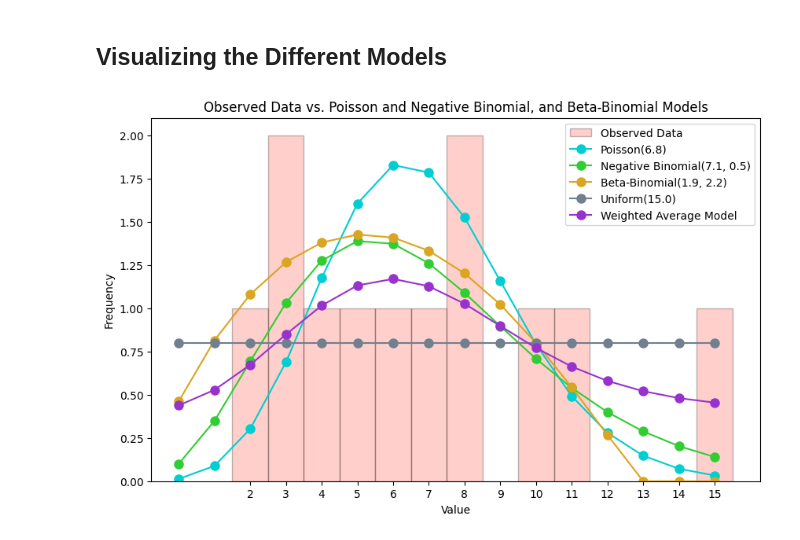
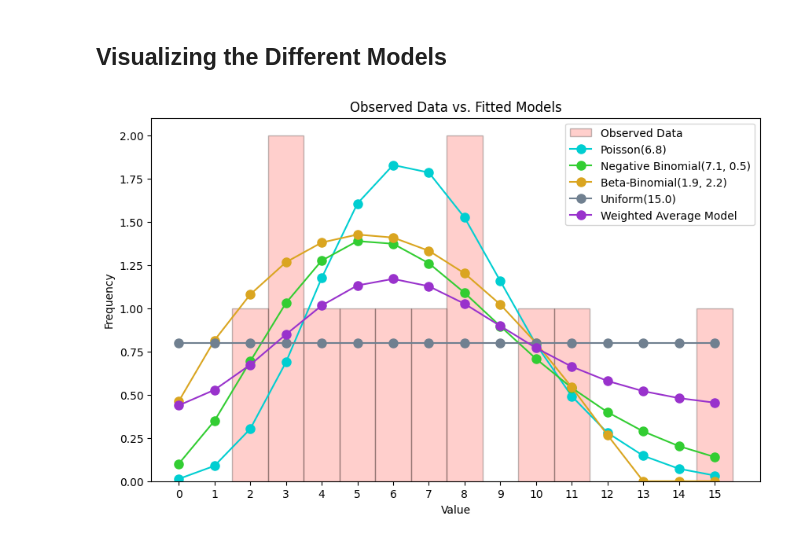
Before and after one commit to AlexFiliakov/bayesian-case-study, a Jupyter notebook: bayesian_case_study.ipynb, the cells around one changed output. Saved outputs shown, nothing was run; the diff lists cells and outputs as text; code cells hidden in the pictures.

```diff
--- a/bayesian_case_study.ipynb
+++ b/bayesian_case_study.ipynb
@@ -311,33 +311,33 @@ plt.plot(x, poisson_pmf, 'o-', label=f'Poisson({round(mean_y,1)})', color='#00CE
 
 # Calculate the expected Negative Binomial probabilities
 nbinom_pmf = nbinom.pmf(x, r_fitted, p_fitted) * len(y)  # Scale the PMF by the number of observations
 
 # Overlay the fitted Negative Binomial distribution
 plt.plot(x, nbinom_pmf, 'o-', label=f'Negative Binomial({round(r_fitted,1)}, {round(p_fitted,1)})', color='#32CD32', markersize=8)
 
 # Calculate the expected Beta-Binomial probabilities
 beta_binom_pmf = beta_binomial_pmf(x, len(y), alpha_fitted, beta_fitted)
 
 # Overlay the fitted Beta-Binomial distribution
 plt.plot(x, beta_binom_pmf, 'o-', label=f'Beta-Binomial({round(alpha_fitted,1)}, {round(beta_fitted,1)})', color='#DAA520', markersize=8)
 
 # Calculate the expected Uniform probabilities
 uniform_pmf_values = uniform_pmf(x, n_fitted)
 uniform_pmf_values = [x * len(y) for x in uniform_pmf_values]  # Scale the PMF by the number of observations
 
 # Overlay the fitted Uniform distribution
 plt.plot(x, uniform_pmf_values, 'o-', label=f'Uniform({round(n_fitted,1)})', color='#708090', markersize=8)
 
 # Overlay the weighted average model
 plt.plot(x, average_pmf, 'o-', label='Weighted Average Model', color='#9932CC', markersize=8)
 
 # Set x-axis labels for every element
-plt.xticks(np.arange(min(y), max(y) + 1))
+plt.xticks(np.arange(0, max(y) + 1))
 
-plt.title('Observed Data vs. Poisson and Negative Binomial, and Beta-Binomial Models')
+plt.title('Observed Data vs. Fitted Models')
 plt.xlabel('Value')
 plt.ylabel('Frequency')
 plt.legend()
 plt.show()
 # %% [output]
-[figure, old version]
+[figure, new version]
```
Also changed, not shown: parts of 2 cells of this notebook, 1 other file.
